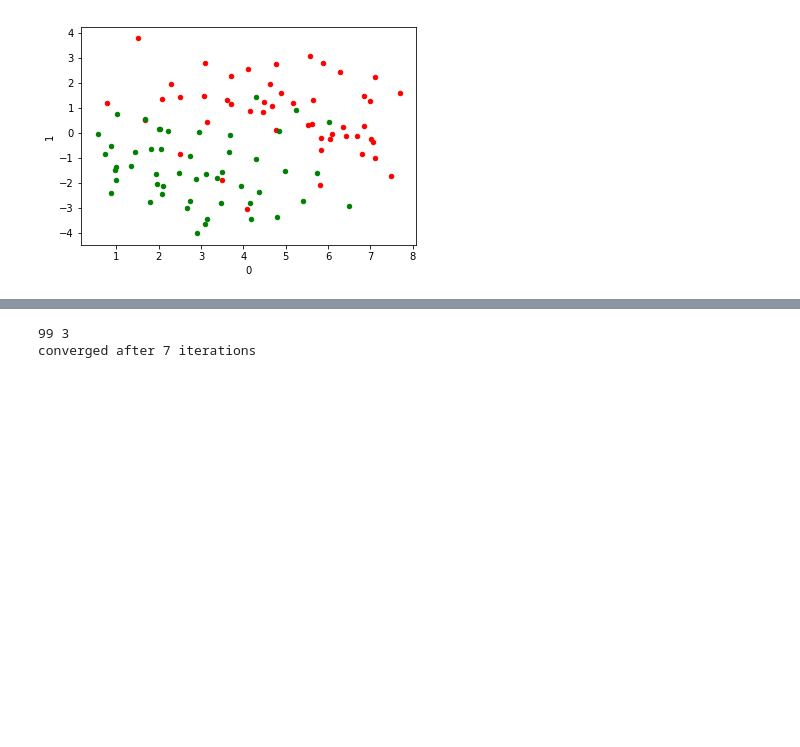
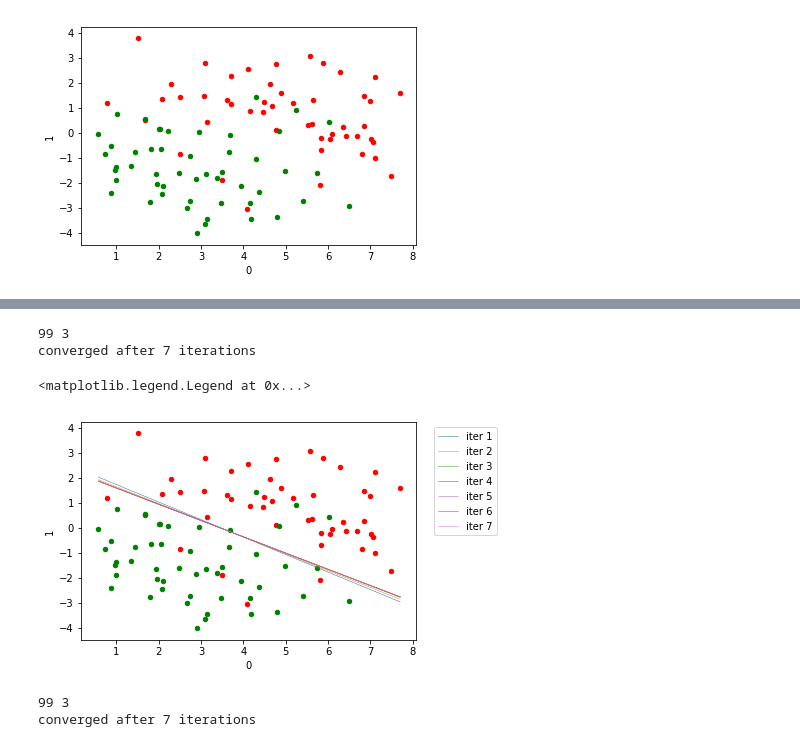
Before and after one commit to raoqiyu/CS229, a Jupyter notebook: Problem Sets/ProblemSet1/1. Logistic regression.ipynb, the cells around one changed output, grey strips where cells are left out. Cells and saved outputs as stored; diff of their text form; code cells hidden in the pictures; blank space fills up the shorter version.

Commit message:
logistic regression, y has two different values : 0&1, -1&1

```diff
--- a/Problem Sets/ProblemSet1/1. Logistic regression.ipynb
+++ b/Problem Sets/ProblemSet1/1. Logistic regression.ipynb
@@ -47,3 +48,51 @@ step_cnt
+# %%
+y_train = y.values.reshape(-1)
+y_train[y_train==-1] = 0
+# %%
+tol = 1e9
+threshold = 1e-6
+n_samples, n_features = X_train.shape
+print(n_samples, n_features)
+# feature vector's size
+theta = np.zeros(n_features)
+theta_history = []
+step_cnt = 0
+while tol > threshold:
+    # 计算Logistic regression
+    z = X_train.dot(theta)
+    g = 1. / (1 + np.exp(-z))
+    error = g - y_train
+    # 计算Loss的梯度
+    loss_delta = np.dot(X_train.T, error)
+    A =  g*(1-g)* np.eye(len(X_train))
+
+    hessian = np.array(np.mat(X_train.T)* A * np.mat(X_train))
+
+
+    delta = np.linalg.inv(hessian).dot(loss_delta)
+    old_theta = theta.copy()
+    theta -= delta
+
+    theta_history.append(theta.copy())
+    step_cnt += 1
+    tol = np.sum(np.abs(theta - old_theta))
+print('converged after {0} iterations'.format(step_cnt))
+# %% [output]
+99 3
+converged after 7 iterations
+# %%
+ax = plt.axes()
+X.loc[y_train==1].plot.scatter(0,1,c='red',ax=ax)
+X.loc[y_train==0].plot.scatter(0,1,c='green',ax=ax)
+
+_xs = np.array([np.min(X_train[:,0]), np.max(X_train[:,0])])
+for k, theta in enumerate(theta_history):
+    _ys = (theta[2] + theta[0] * _xs) / (- theta[1])
+    plt.plot(_xs, _ys, label='iter {0}'.format(k + 1), lw=0.5)
+plt.legend(bbox_to_anchor=(1.04,1), loc="upper left")
+# %% [output]
+<matplotlib.legend.Legend at 0x...>
+[figure, added]
 # %%
 tol = 1e9
 threshold = 1e-6
```
Also changed, not shown: parts of 8 cells of this notebook.
